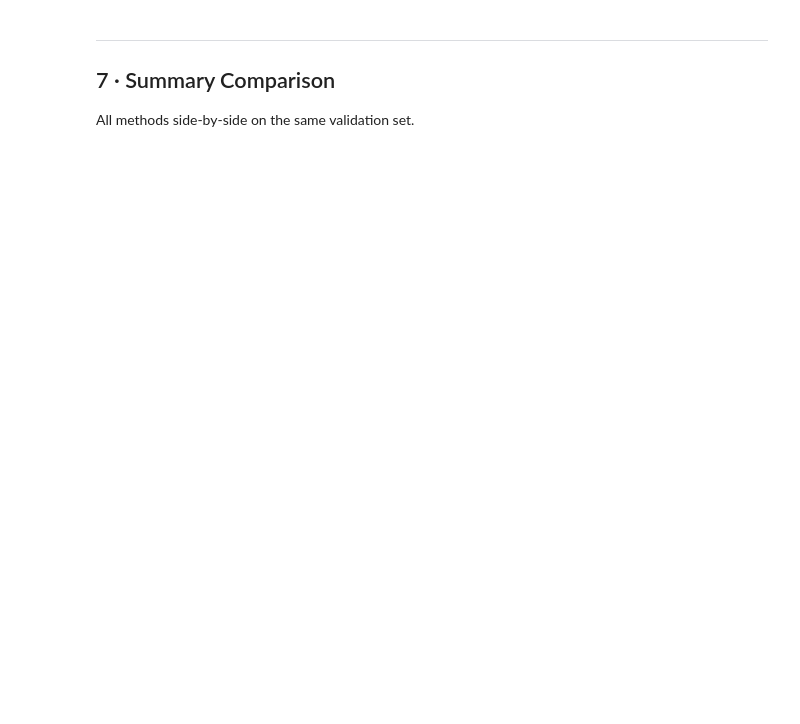
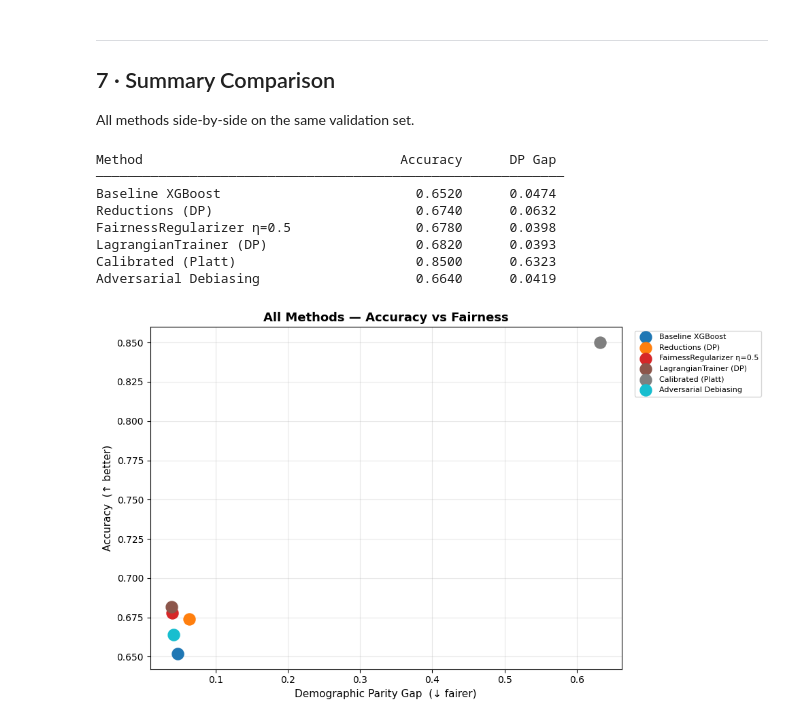
Before and after one commit to GabrieleL98/AI-Ethics-Project, a Jupyter notebook: training/demo.ipynb, the cells around one changed output. Cells and saved outputs as stored; diff of their text form; code cells hidden in the pictures; blank space fills up the shorter version.

```diff
--- a/training/demo.ipynb
+++ b/training/demo.ipynb
@@ -650,32 +769,42 @@ All methods side-by-side on the same validation set.
 # %%
 summary = [
     ('Baseline XGBoost',              accuracy_score(y_val, base_preds),   dp_gap(base_proba, s_val)),
     ('Reductions (DP)',                accuracy_score(y_val, dp_preds),    dp_gap(dp_proba, s_val)),
     ('FairnessRegularizer η=0.5',     reg_results[0.5][0],                reg_results[0.5][1]),
     ('LagrangianTrainer (DP)',         accuracy_score(y_val, lag_preds),   dp_gap(lag_proba, s_val)),
     ('Calibrated (Platt)',             accuracy_score(y_val, platt_proba>=0.5), dp_gap(platt_proba, s_val)),
     ('Adversarial Debiasing',          accuracy_score(y_val, adv_preds),  dp_gap(adv_proba, s_val)),
 ]
 
-print(f'{'Method':<35}  {'Accuracy':>10}  {'DP Gap':>10}')
+print(f'{"Method":<35}  {"Accuracy":>10}  {"DP Gap":>10}')
 print('─' * 60)
 for name, acc, gap in summary:
     print(f'{name:<35}  {acc:>10.4f}  {gap:>10.4f}')
 
 # ── Visual summary ─────────────────────────────────────────────────────────────
 names = [s[0] for s in summary]
 accs_ = [s[1] for s in summary]
 gaps_ = [s[2] for s in summary]
 
 fig, ax = plt.subplots(figsize=(10, 6))
-colors = plt.cm.tab10(np.linspace(0, 0.9, len(summary)))
+colors = plt.colormaps["tab10"](np.linspace(0, 0.9, len(summary)))
 for i, (name, acc, gap) in enumerate(summary):
     ax.scatter(gap, acc, color=colors[i], s=150, zorder=4, label=name)
 ax.set_xlabel('Demographic Parity Gap  (↓ fairer)', fontsize=11)
 ax.set_ylabel('Accuracy  (↑ better)', fontsize=11)
 ax.set_title('All Methods — Accuracy vs Fairness', fontsize=13, fontweight='bold')
 ax.legend(bbox_to_anchor=(1.02, 1), loc='upper left', fontsize=8)
 ax.grid(True, alpha=0.3)
 plt.tight_layout()
 plt.savefig('section7_summary.png', dpi=120, bbox_inches='tight')
 plt.show()
+# %% [output]
+Method                                 Accuracy      DP Gap
+────────────────────────────────────────────────────────────
+Baseline XGBoost                         0.6520      0.0474
+Reductions (DP)                          0.6740      0.0632
+FairnessRegularizer η=0.5                0.6780      0.0398
+LagrangianTrainer (DP)                   0.6820      0.0393
+Calibrated (Platt)                       0.8500      0.6323
+Adversarial Debiasing                    0.6640      0.0419
+[figure, added]
```
Also changed, not shown: parts of 16 cells of this notebook, 7 other files.
